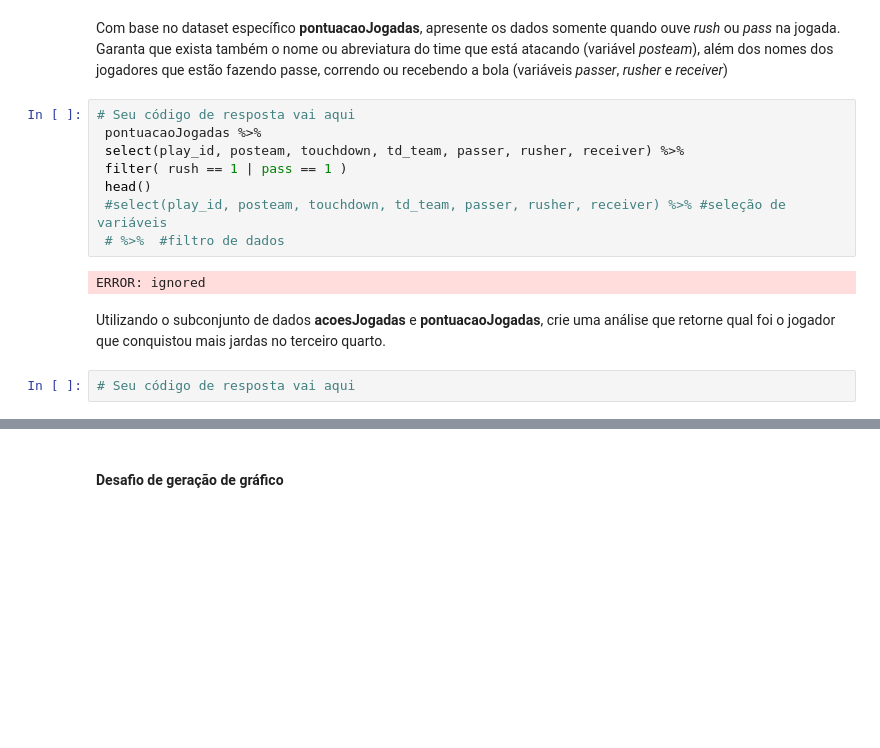
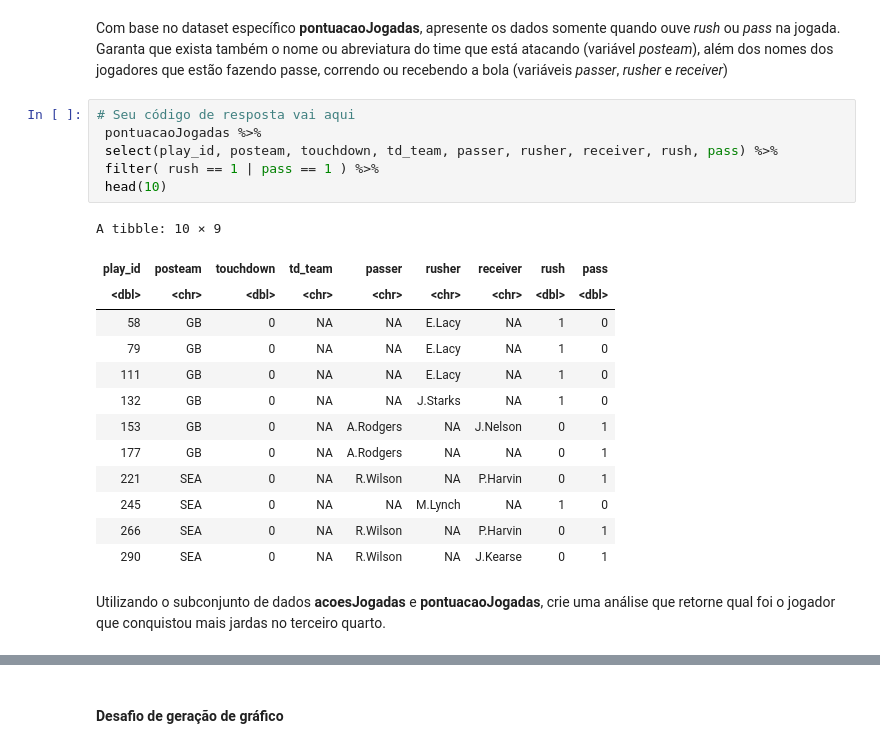
Before and after one commit to smilesrgouveia/Aula, a Jupyter notebook: Trilha7_ExercicioAprofundamento_RG.ipynb, the cells around one changed output, grey strips where cells are left out. Saved outputs shown, nothing was run; the diff lists cells and outputs as text; blank space fills up the shorter version.

```diff
--- a/Trilha7_ExercicioAprofundamento_RG.ipynb
+++ b/Trilha7_ExercicioAprofundamento_RG.ipynb
@@ -296,14 +296,22 @@ Com base no dataset específico **pontuacaoJogadas**, apresente os dados somente
 # %%
 # Seu código de resposta vai aqui
  pontuacaoJogadas %>%
- select(play_id, posteam, touchdown, td_team, passer, rusher, receiver) %>%
- filter( rush == 1 | pass == 1 )
- head()
- #select(play_id, posteam, touchdown, td_team, passer, rusher, receiver) %>% #seleção de variáveis
- # %>%  #filtro de dados
+ select(play_id, posteam, touchdown, td_team, passer, rusher, receiver, rush, pass) %>%
+ filter( rush == 1 | pass == 1 ) %>%
+ head(10)
 # %% [output]
-ERROR: ignored
+A tibble: 10 × 9
+| play_id | posteam | touchdown | td_team | passer | rusher | receiver | rush | pass |
+| <dbl> | <chr> | <dbl> | <chr> | <chr> | <chr> | <chr> | <dbl> | <dbl> |
+| 58 | GB | 0 | NA | NA | E.Lacy | NA | 1 | 0 |
+| 79 | GB | 0 | NA | NA | E.Lacy | NA | 1 | 0 |
+| 111 | GB | 0 | NA | NA | E.Lacy | NA | 1 | 0 |
+| 132 | GB | 0 | NA | NA | J.Starks | NA | 1 | 0 |
+| 153 | GB | 0 | NA | A.Rodgers | NA | J.Nelson | 0 | 1 |
+| 177 | GB | 0 | NA | A.Rodgers | NA | NA | 0 | 1 |
+| 221 | SEA | 0 | NA | R.Wilson | NA | P.Harvin | 0 | 1 |
+| 245 | SEA | 0 | NA | NA | M.Lynch | NA | 1 | 0 |
+| 266 | SEA | 0 | NA | R.Wilson | NA | P.Harvin | 0 | 1 |
+| 290 | SEA | 0 | NA | R.Wilson | NA | J.Kearse | 0 | 1 |
 # %% [markdown]
 Utilizando o subconjunto de dados **acoesJogadas** e **pontuacaoJogadas**, crie uma análise que retorne qual foi o jogador que conquistou mais jardas no terceiro quarto.
-# %%
-# Seu código de resposta vai aqui
```
Also changed, not shown: parts of 2 cells of this notebook.
